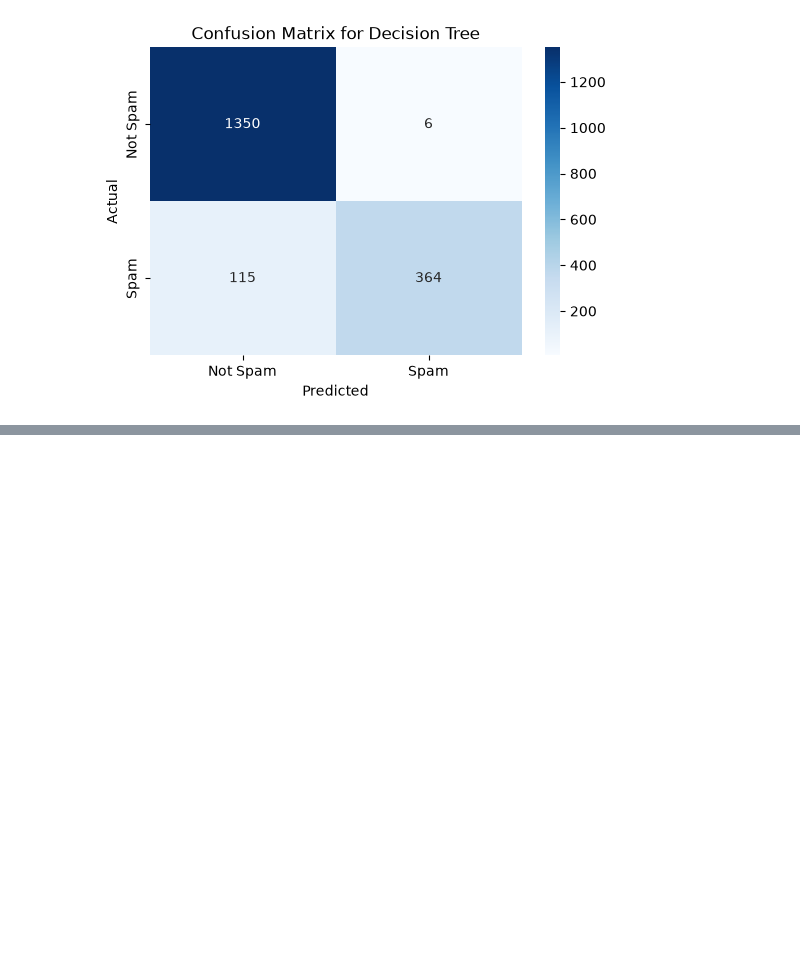
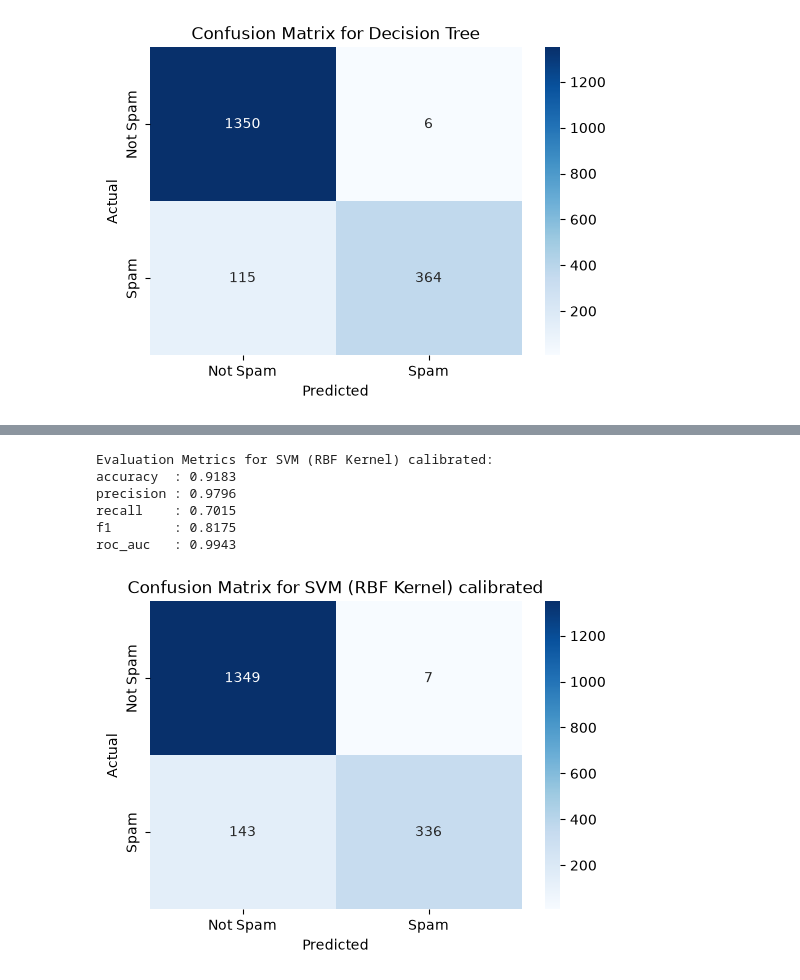
Before and after one commit to shamshertamang/EmailSpamClassifier-Apache, a Jupyter notebook: 03_model_pipeline.ipynb, the cells around one changed output, grey strips where cells are left out. Drawn from its saved outputs; the diff is of its cells as text; code cells hidden in the pictures; blank space fills up the shorter version.

```diff
--- a/03_model_pipeline.ipynb
+++ b/03_model_pipeline.ipynb
@@ -138,0 +185,26 @@ roc_auc   : 0.9949
+# %%
+from sklearn.calibration import CalibratedClassifierCV
+
+model_name = 'SVM (RBF Kernel) calibrated'
+
+# svm_rbf = SVC(kernel='rbf', probability=True, class_weight='balanced', random_state=seed)
+svm_rbf = SVC(kernel='rbf', random_state=seed, class_weight='balanced')
+calibrated_svm = CalibratedClassifierCV(estimator=svm_rbf, method='sigmoid', cv=5)
+svm_pipe = clone(pipe).set_params(
+    classifier=calibrated_svm
+)
+
+svm_pipe.fit(X_train, y_train)
+pred_svm = svm_pipe.predict(X_test)
+prob_svm = svm_pipe.predict_proba(X_test)[:, 1]
+
+metrics_svm = evaluate_model(name=model_name, y_true=y_test, y_pred=pred_svm, y_prob=prob_svm)
+plot_confusion_matrix(y_true = y_test, y_pred = pred_svm, title=f'Confusion Matrix for {model_name}')
+# %% [output]
+Evaluation Metrics for SVM (RBF Kernel) calibrated:
+accuracy  : 0.9183
+precision : 0.9796
+recall    : 0.7015
+f1        : 0.8175
+roc_auc   : 0.9943
+[figure, added]
```
Also changed, not shown: parts of 9 cells of this notebook.
